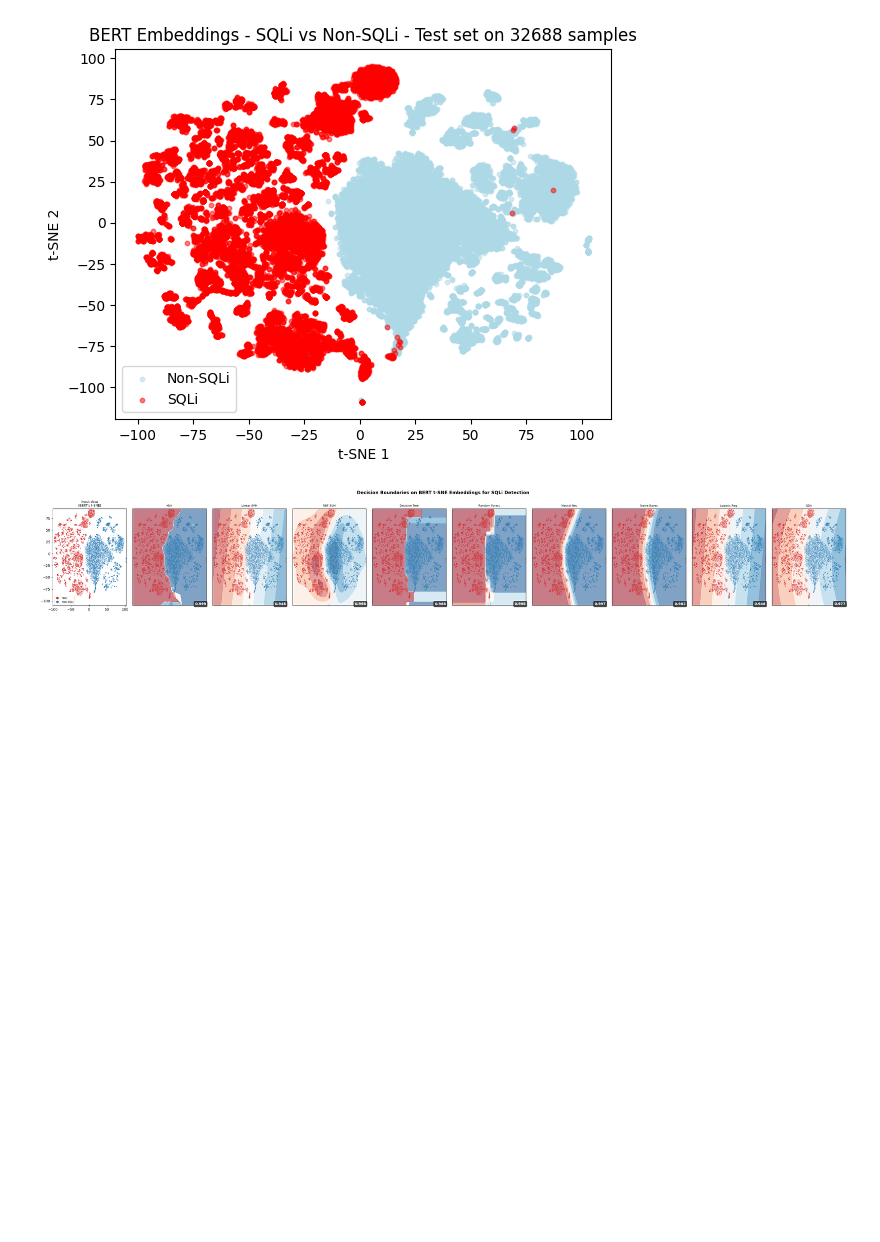
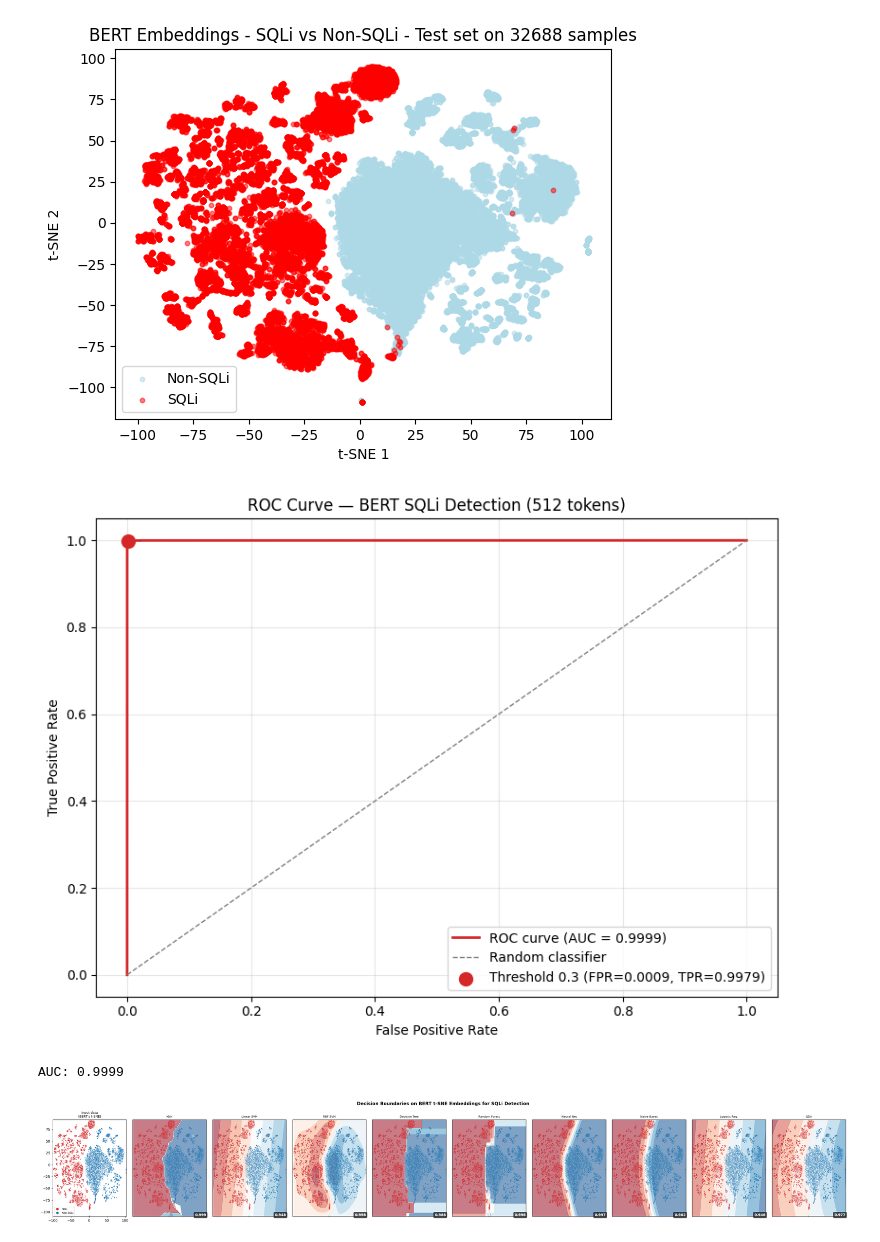
Before and after one commit to viserionnina/bert-sqli-detection, a Jupyter notebook: notebooks/fine_tuning_bert.ipynb, the cells around one changed output. Saved outputs shown, nothing was run; the diff lists cells and outputs as text; code cells hidden in the pictures; blank space fills up the shorter version.

Commit message:
Added ROC curve prediction visualization image

```diff
--- a/notebooks/fine_tuning_bert.ipynb
+++ b/notebooks/fine_tuning_bert.ipynb
@@ -796,6 +807,51 @@ plt.savefig('../results/tsne_scatter_32688_samples_test.png', dpi=300, bbox_inch
 plt.show()
 # %% [output]
 [figure]
+# %%
+from sklearn.metrics import roc_curve, auc
+import matplotlib.pyplot as plt
+import numpy as np
+
+all_probs = []
+all_labels = []
+
+model.eval()
+with torch.no_grad():
+    for input_ids, attention_mask, labels in test_loader:
+        input_ids      = input_ids.to(device)
+        attention_mask = attention_mask.to(device)
+
+        outputs = model(input_ids=input_ids, attention_mask=attention_mask)
+        probs   = torch.softmax(outputs.logits, dim=1)[:, 1].cpu().numpy()
+
+        all_probs.extend(probs)
+        all_labels.extend(labels.numpy())
+
+all_probs  = np.array(all_probs)
+all_labels = np.array(all_labels)
+
+fpr, tpr, thresholds = roc_curve(all_labels, all_probs)
+roc_auc = auc(fpr, tpr)
+
+plt.figure(figsize=(8, 6))
+plt.plot(fpr, tpr, color='#d62728', lw=2, label=f'ROC curve (AUC = {roc_auc:.4f})')
+plt.plot([0, 1], [0, 1], color='gray', lw=1, linestyle='--', label='Random classifier')
+
+idx = np.argmin(np.abs(thresholds - 0.3))
+plt.scatter(fpr[idx], tpr[idx], color='#d62728', s=100, zorder=5,
+            label=f'Threshold 0.3 (FPR={fpr[idx]:.4f}, TPR={tpr[idx]:.4f})')
+
+plt.xlabel('False Positive Rate'); plt.ylabel('True Positive Rate')
+plt.title('ROC Curve — BERT SQLi Detection (512 tokens)')
+plt.legend(loc='lower right')
+plt.grid(alpha=0.3)
+plt.tight_layout()
+plt.savefig('../results/roc_curve_prediction.png', dpi=300, bbox_inches='tight')
+plt.show()
+print(f"AUC: {roc_auc:.4f}")
+# %% [output]
+[figure, added]
+AUC: 0.9999
 # %%
 # Authors: The scikit-learn developers (modified by me to display BERT's + t-SNE coordinates)
 # SPDX-License-Identifier: BSD-3-Clause
```
Also changed, not shown: parts of 1 cell of this notebook, 1 other file.
